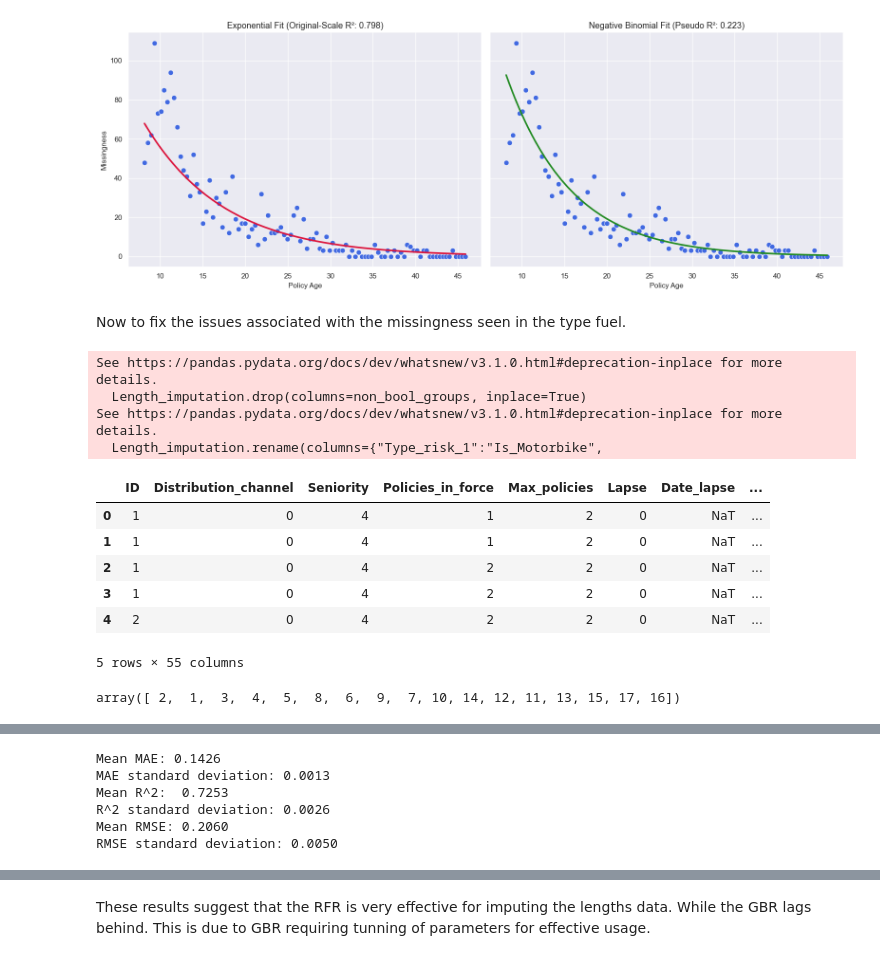
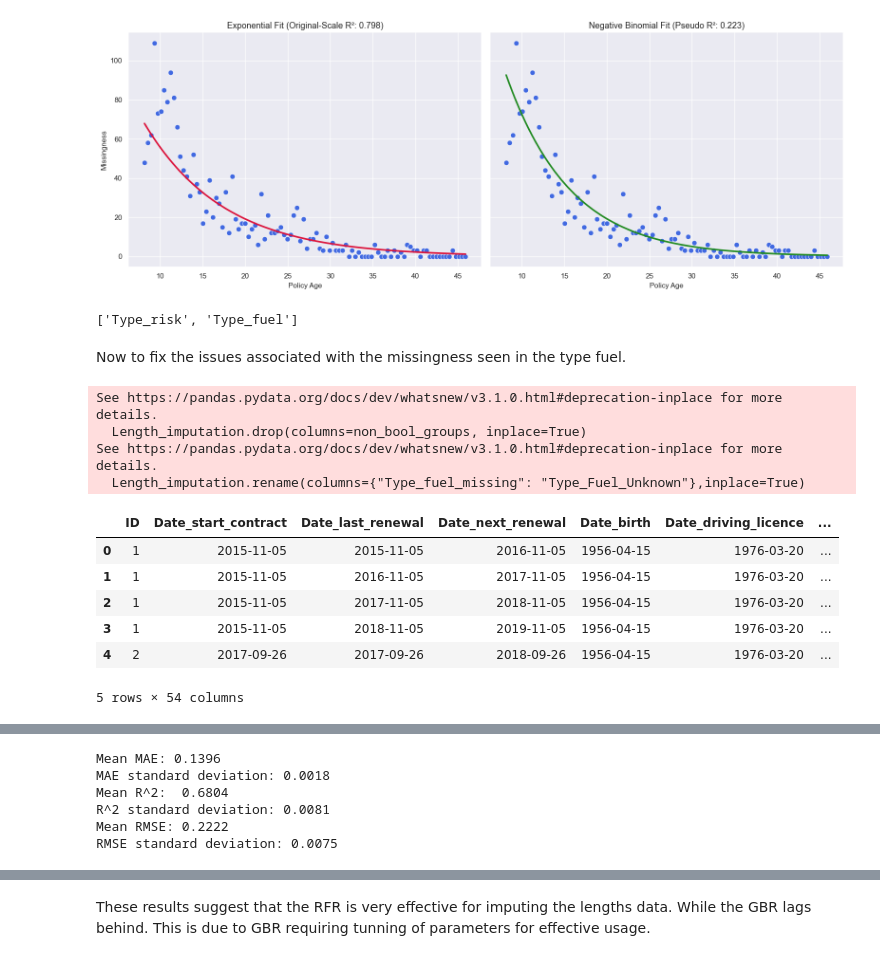
Before and after one commit to Marquis-Alloh/Motor-Insurance-Claims-Prediction-and-Pricing, a Jupyter notebook: Notebooks/Quality&Investigation.ipynb, the cells around one changed output, grey strips where cells are left out. Saved outputs shown, nothing was run; the diff lists cells and outputs as text; code cells hidden in the pictures.

```diff
--- a/Notebooks/Quality&Investigation.ipynb
+++ b/Notebooks/Quality&Investigation.ipynb
@@ -300,8 +302,8 @@ analysis['Light_Vehicle'] = (
 ).astype(int)
 # %%
 Curated_dist_markers = analysis.copy()[[
-                        'Old_Policy', 'Old_Policy_Maker', 'Heavy_Vehical',
-                        'Young_Policy','Young_Policy_Maker', 'Light_Vehical',
+                        'Old_Policy', 'Old_Policy_Maker', 'Heavy_Vehicle',
+                        'Young_Policy','Young_Policy_Maker', 'Light_Vehicle',
                         'Contract_Terminated'
                          ]]
 
@@ -340,5 +346,8 @@ distribution_based_categories: C:\Users\alloh\OneDrive\Documents\Github\Motor-In
 # %%
-Length_imputation = analysis[
+Length_imputation = analysis.copy()
+
+"""
+analysis[
     [
         'ID', 'Distribution_channel', 'Seniority', 'Policies_in_force',
         'Max_policies', 'Max_products', 'Lapse', 'Date_lapse',
@@ -348,10 +357,11 @@ Length_imputation = analysis[
         'Value_vehicle', 'N_doors', 'Type_fuel', 'Length', 'Weight', 'Date_lapse_missing',
        'Type_fuel_missing', 'Length_missing', 'Policy_Age', 'Licence_Age',
        'Policy_Maker_Age', 'Lapse_Age', 'Time_from_renewal', 'Time_till_renewal', 'Renewed_period',
-        'Old_Policy', 'Old_Policy_Maker', 'Heavy_Vehical', 'Young_Policy','Young_Policy_Maker',
-        'Light_Vehical', 'Contract_Terminated'
+        'Old_Policy', 'Old_Policy_Maker', 'Heavy_Vehicle', 'Young_Policy','Young_Policy_Maker',
+        'Light_Vehicle', 'Contract_Terminated'
     ]
 ].copy()
-#Length_imputation.dropna(subset=["Length","Type_fuel"], inplace=True)
+"""
+
 Length_imputation.head()
 # %% [output]
@@ -381,7 +393,7 @@ Index(['ID', 'Distribution_channel', 'Seniority', 'Policies_in_force',
 carabiner = Length_imputation.keys()
 key_chain = []
 for i in range(len(carabiner)):
-    if len(Length_imputation[carabiner[i]].unique()) <= 6:
+    if len(Length_imputation[carabiner[i]].unique()) <= 6 and len(Length_imputation[carabiner[i]].unique()) >= 1:
         key_chain.append(carabiner[i])
 print(key_chain)
 # %% [output]
@@ -656,50 +643,58 @@ plt.show()
 [figure]
 # %%
 # Takes groups and ensures that the only groups in non_bool_groups are those needing encoding
-non_bool_groups = groups.copy()
-for item in non_bool_groups:
-    if len(Length_imputation[item].unique()) == 2:
-        non_bool_groups.remove(item)
+non_bool_groups = []
+exceptions = "N_doors", "Max_products"
+for item in groups:
+    if len(Length_imputation[item].unique()) != 2 and item not in exceptions:
+        non_bool_groups.append(item)
+# %%
+non_bool_groups
+# %% [output]
+['Type_risk', 'Type_fuel']
 # %% [markdown]
 Now to fix the issues associated with the missingness seen in the type fuel.
 # %%
 encoder = OneHotEncoder(sparse_output=False, handle_unknown="ignore")
 
 encoded = encoder.fit_transform(Length_imputation[non_bool_groups])
 
 encoded_df = pd.DataFrame(
     encoded,
     columns=encoder.get_feature_names_out(non_bool_groups),
     index=Length_imputation.index
 )
 
 Length_imputation = pd.concat([Length_imputation, encoded_df], axis=1)
 Length_imputation.drop(columns=non_bool_groups, inplace=True)
+
+Length_imputation.rename(columns={"Type_fuel_missing": "Type_Fuel_Unknown"},inplace=True)
+
+"""
+# unsure how to make automatic as of yet, would require updating as new columns require encoding. May not be required in all truth, so we may wish to simply ignore.
+
 Length_imputation.rename(columns={"Type_risk_1":"Is_Motorbike",
                                   "Type_risk_2":"Is_Van",
                                   "Type_risk_3":"Is_Passenger_Car",
                                   "Type_risk_4":"Is_Agricultural",
 
                                   "Type_fuel_0.0" : "Fuel_Petrol",
                                   "Type_fuel_1.0" :	"Fuel_Diesel",
                                   "Type_fuel_missing": "Fuel_Unknown"},inplace=True)
+"""
 Length_imputation.head()
 # %% [output]
 See https://pandas.pydata.org/docs/dev/whatsnew/v3.1.0.html#deprecation-inplace for more details.
   Length_imputation.drop(columns=non_bool_groups, inplace=True)
 See https://pandas.pydata.org/docs/dev/whatsnew/v3.1.0.html#deprecation-inplace for more details.
-  Length_imputation.rename(columns={"Type_risk_1":"Is_Motorbike",
+  Length_imputation.rename(columns={"Type_fuel_missing": "Type_Fuel_Unknown"},inplace=True)
-|  | ID | Distribution_channel | Seniority | Policies_in_force | Max_policies | Lapse | Date_lapse | ... |
-| 0 | 1 | 0 | 4 | 1 | 2 | 0 | NaT | ... |
-| 1 | 1 | 0 | 4 | 1 | 2 | 0 | NaT | ... |
-| 2 | 1 | 0 | 4 | 2 | 2 | 0 | NaT | ... |
-| 3 | 1 | 0 | 4 | 2 | 2 | 0 | NaT | ... |
-| 4 | 2 | 0 | 4 | 2 | 2 | 0 | NaT | ... |
+|  | ID | Date_start_contract | Date_last_renewal | Date_next_renewal | Date_birth | Date_driving_licence | ... |
+| 0 | 1 | 2015-11-05 | 2015-11-05 | 2016-11-05 | 1956-04-15 | 1976-03-20 | ... |
+| 1 | 1 | 2015-11-05 | 2016-11-05 | 2017-11-05 | 1956-04-15 | 1976-03-20 | ... |
+| 2 | 1 | 2015-11-05 | 2017-11-05 | 2018-11-05 | 1956-04-15 | 1976-03-20 | ... |
+| 3 | 1 | 2015-11-05 | 2018-11-05 | 2019-11-05 | 1956-04-15 | 1976-03-20 | ... |
+| 4 | 2 | 2017-09-26 | 2017-09-26 | 2018-09-26 | 1956-04-15 | 1976-03-20 | ... |
-5 rows × 55 columns
+5 rows × 54 columns
-# %%
-Length_imputation["Max_policies"].unique()
-# %% [output]
-array([ 2,  1,  3,  4,  5,  8,  6,  9,  7, 10, 14, 12, 11, 13, 15, 17, 16])
 # %%
 # Define the target and predictor columns
 target = "Length"
@@ -880,18 +875,18 @@ print(f"RMSE standard deviation: {rmse_scores.std():.4f}")
 rfr.fit(X, y)
 
 # Preserve the original Length column
-Length_imputation["Length_RFR"] = Length_imputation["Length"]
+Curated_Lengths["Length_RFR"] = Length_imputation["Length"]
 
-Length_imputation.loc[missing_mask, "Length_RFR"] = rfr.predict(
+Curated_Lengths.loc[missing_mask, "Length_RFR"] = rfr.predict(
     Length_imputation.loc[missing_mask, features]
 )
 # %% [output]
-Mean MAE: 0.1426
-MAE standard deviation: 0.0013
-Mean R^2:  0.7253
-R^2 standard deviation: 0.0026
-Mean RMSE: 0.2060
-RMSE standard deviation: 0.0050
+Mean MAE: 0.1396
+MAE standard deviation: 0.0018
+Mean R^2:  0.6804
+R^2 standard deviation: 0.0081
+Mean RMSE: 0.2222
+RMSE standard deviation: 0.0075
 # %%
 gbr = Pipeline([
     ("imputer", SimpleImputer(strategy="median")),
```
Also changed, not shown: parts of 26 cells of this notebook, 2 other files.
